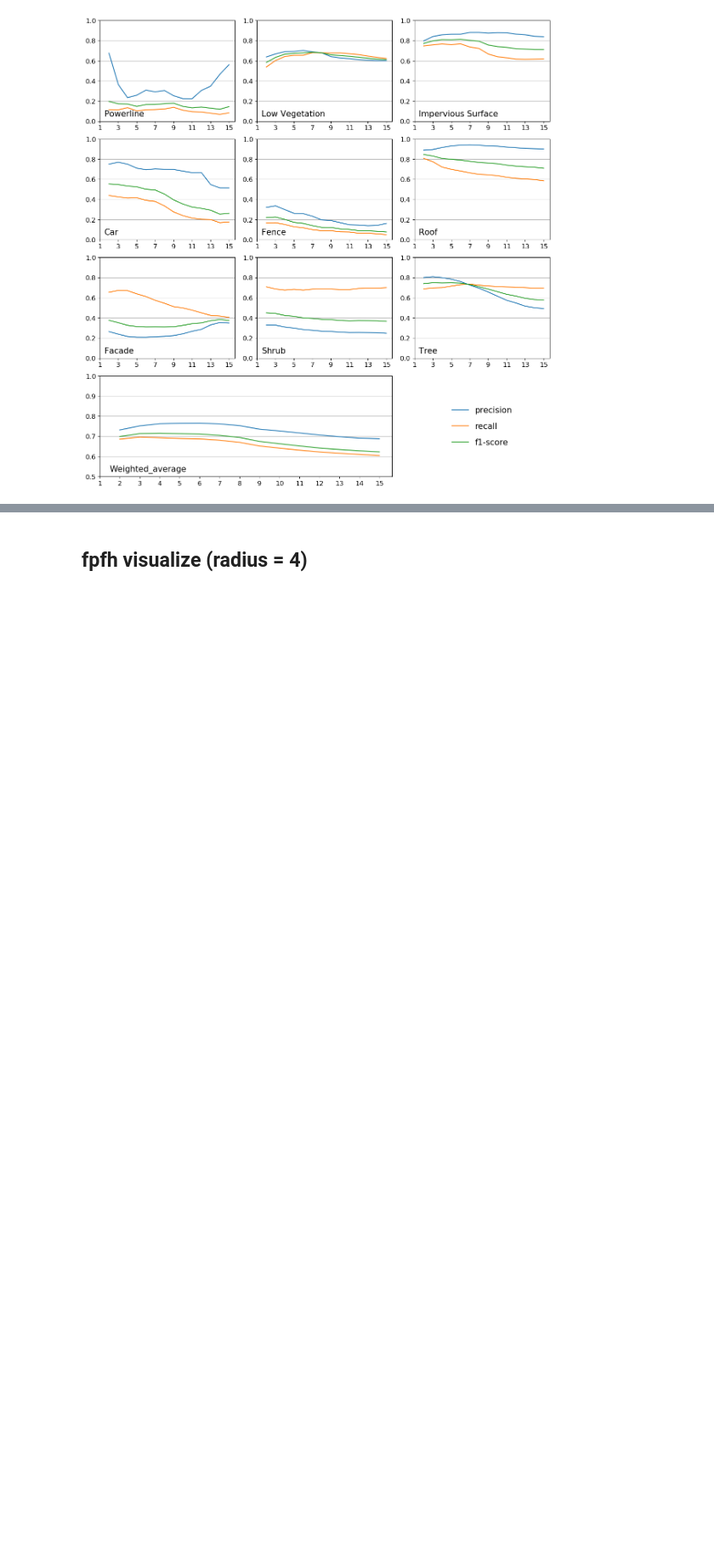
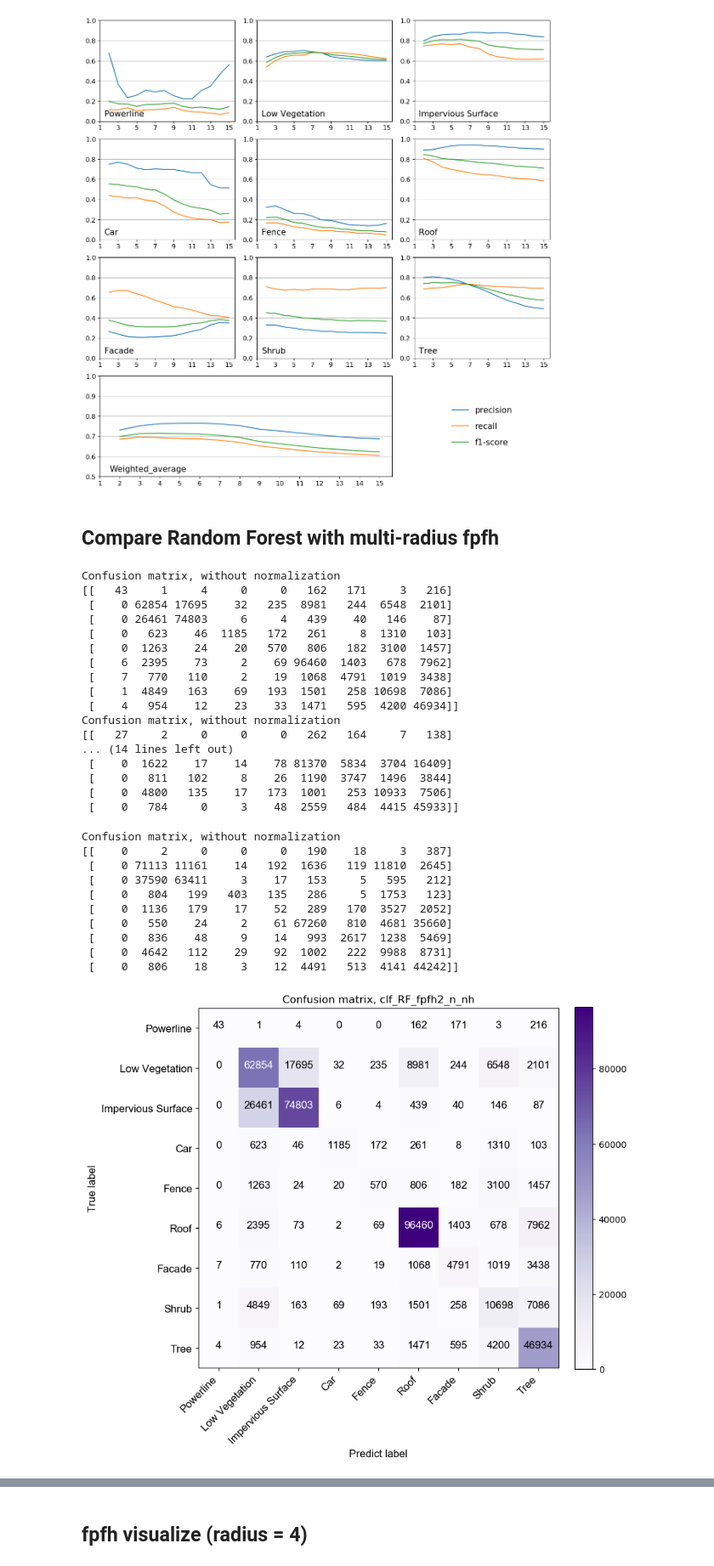
Before and after one commit to LawrenceNJU/als_fpfh_brf, a Jupyter notebook: src/visualize_result.ipynb, the cells around one changed output, grey strips where cells are left out. Shown at 85% size. Saved outputs shown, nothing was run; the diff lists cells and outputs as text; code cells hidden in the pictures; blank space fills up the shorter version.

```diff
--- a/src/visualize_result.ipynb
+++ b/src/visualize_result.ipynb
@@ -47,3 +98,60 @@ ax.axis('off')
 fig.savefig("result.pdf")
 # %% [output]
 [figure]
+# %% [markdown]
+## Compare Random Forest with multi-radius fpfh
+# %%
+for scale in [2, 4, 8, 15]:
+    train_data = np.loadtxt('./Vaihingen/fpfh_ground/Vaihingen3D_Traininig_fpfh_{}_ground.txt'.format(scale), skiprows=11)
+    train_data_feature = myclassify.feature_extraction(train_data)
+    train_data_class = train_data[:, 34]
+
+    test_data = np.loadtxt('./Vaihingen/fpfh_ground/Vaihingen3D_EVAL_WITH_REF_fpfh_{}_ground.txt'.format(scale), skiprows=11)
+    test_data_feature = myclassify.feature_extraction(test_data)
+    test_data_class = test_data[:, 34]
+
+    clf_RF_fpfh_n_nh = RandomForestClassifier(n_estimators=50, max_features='auto', random_state=0)
+    clf_RF_fpfh_n_nh.fit(train_data_feature, train_data_class)
+    joblib.dump(clf_RF_fpfh_n_nh, './multi_scale_result/RF_fhpf_scale{}_n_nh.joblib'.format(scale))
+    pre_test = clf_RF_fpfh_n_nh.predict(test_data_feature)
+
+    with open('./multi_scale_result/PRFS_fpfh{}.pickle'.format(scale), 'wb') as f:
+        pickle.dump(precision_recall_fscore_support(test_data_class, pre_test), f)
+
+    with open('./multi_scale_result/PRFS_ave_fpfh{}.pickle'.format(scale), 'wb') as f:
+        pickle.dump(precision_recall_fscore_support(test_data_class, pre_test, average='weighted'), f)
+
+    cnf_matrix = confusion_matrix(test_data_class, pre_test)
+    np.set_printoptions(precision=2)
+    plt.figure(figsize=(8, 8))
+    plot_confusion_matrix(cnf_matrix, classes=class_name, title='Confusion matrix, clf_RF_fpfh{}_n_nh'.format(scale), cmap=plt.cm.Purples)
+    plt.savefig("./multi_scale_result/Confusion_matrix_RF_fpfh{}_n_nh.jpg".format(scale))
+# %% [output]
+Confusion matrix, without normalization
+[[   43     1     4     0     0   162   171     3   216]
+ [    0 62854 17695    32   235  8981   244  6548  2101]
+ [    0 26461 74803     6     4   439    40   146    87]
+ [    0   623    46  1185   172   261     8  1310   103]
+ [    0  1263    24    20   570   806   182  3100  1457]
+ [    6  2395    73     2    69 96460  1403   678  7962]
+ [    7   770   110     2    19  1068  4791  1019  3438]
+ [    1  4849   163    69   193  1501   258 10698  7086]
+ [    4   954    12    23    33  1471   595  4200 46934]]
+Confusion matrix, without normalization
+[[   27     2     0     0     0   262   164     7   138]
+... (14 lines left out)
+ [    0  1622    17    14    78 81370  5834  3704 16409]
+ [    0   811   102     8    26  1190  3747  1496  3844]
+ [    0  4800   135    17   173  1001   253 10933  7506]
+ [    0   784     0     3    48  2559   484  4415 45933]]
+Confusion matrix, without normalization
+[[    0     2     0     0     0   190    18     3   387]
+ [    0 71113 11161    14   192  1636   119 11810  2645]
+ [    0 37590 63411     3    17   153     5   595   212]
+ [    0   804   199   403   135   286     5  1753   123]
+ [    0  1136   179    17    52   289   170  3527  2052]
+ [    0   550    24     2    61 67260   810  4681 35660]
+ [    0   836    48     9    14   993  2617  1238  5469]
+ [    0  4642   112    29    92  1002   222  9988  8731]
+ [    0   806    18     3    12  4491   513  4141 44242]]
+[figure, added]
```
Also changed, not shown: parts of 68 cells of this notebook.
